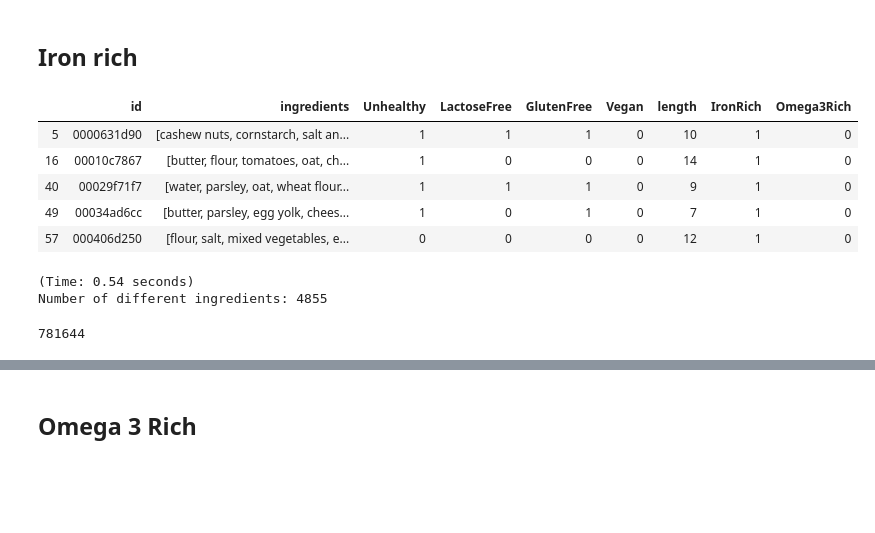
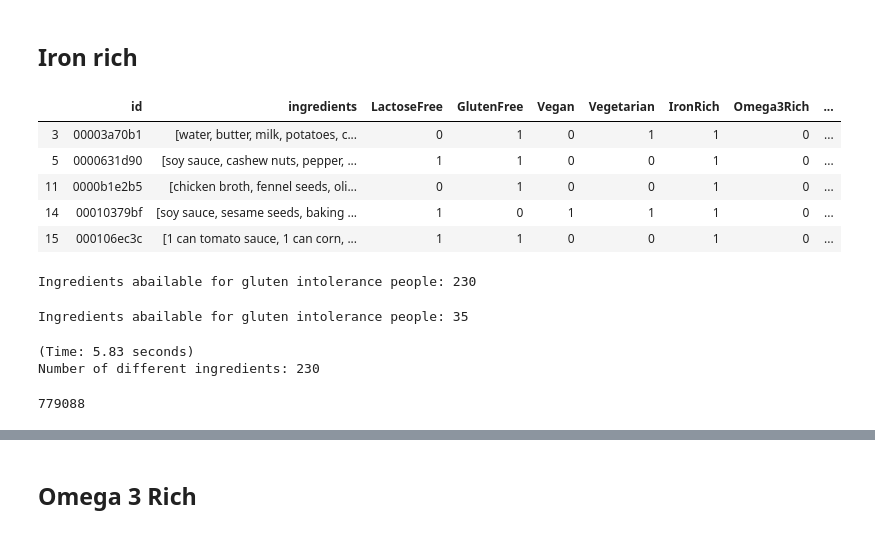
Before and after one commit to carlosvillasanchez/-Salmon-tortilla-al-pesto, a Jupyter notebook: Report.ipynb, the cells around one changed output, grey strips where cells are left out. Drawn from its saved outputs; the diff is of its cells as text; code cells hidden in the pictures; blank space fills up the shorter version.

```diff
--- a/Report.ipynb
+++ b/Report.ipynb
@@ -3549,14 +3632,0 @@ plt.show()
-# %%
-# LactoseFree recipes
-initial_time = time.time()
-iron_ingredients = df_200_ingredients[df_200_ingredients["Iron"] == 1]
-iron_ingredients = list(iron_ingredients.index)
-print(iron_ingredients)
-def isIronRich(x):
-    for i in x:
-        if i in iron_ingredients:
-            return 1
-    return 0
-df_ingredients["IronRich"] = df_ingredients["ingredients"].apply(isIronRich)
-print("(Time:", round(time.time() - initial_time, 2), "seconds)")
-printMain("Number of iron rich recipes: " + str(len(df_ingredients[df_ingredients["IronRich"] == 1])))
@@ -3567,12 +3657,24 @@ Number of iron rich recipes: 108827
 # %% [markdown]
 ## Iron rich
 # %%
-df_iron = df_ingredients[df_ingredients["IronRich"] == 1]
-df_iron.head()
+df_ironRich = df_ingredients[df_ingredients["IronRich"] == 1]
+df_ironRich.head()
 # %% [output]
-|  | id | ingredients | Unhealthy | LactoseFree | GlutenFree | Vegan | length | IronRich | Omega3Rich |
-| 5 | 0000631d90 | [cashew nuts, cornstarch, salt an... | 1 | 1 | 1 | 0 | 10 | 1 | 0 |
-| 16 | 00010c7867 | [butter, flour, tomatoes, oat, ch... | 1 | 0 | 0 | 0 | 14 | 1 | 0 |
-| 40 | 00029f71f7 | [water, parsley, oat, wheat flour... | 1 | 1 | 1 | 0 | 9 | 1 | 0 |
-| 49 | 00034ad6cc | [butter, parsley, egg yolk, chees... | 1 | 0 | 1 | 0 | 7 | 1 | 0 |
-| 57 | 000406d250 | [flour, salt, mixed vegetables, e... | 0 | 0 | 0 | 0 | 12 | 1 | 0 |
+|  | id | ingredients | LactoseFree | GlutenFree | Vegan | Vegetarian | IronRich | Omega3Rich | ... |
+| 3 | 00003a70b1 | [water, butter, milk, potatoes, c... | 0 | 1 | 0 | 1 | 1 | 0 | ... |
+| 5 | 0000631d90 | [soy sauce, cashew nuts, pepper, ... | 1 | 1 | 0 | 0 | 1 | 0 | ... |
+| 11 | 0000b1e2b5 | [chicken broth, fennel seeds, oli... | 0 | 1 | 0 | 0 | 1 | 0 | ... |
+| 14 | 00010379bf | [soy sauce, sesame seeds, baking ... | 1 | 0 | 1 | 1 | 1 | 0 | ... |
+| 15 | 000106ec3c | [1 can tomato sauce, 1 can corn, ... | 1 | 1 | 0 | 0 | 1 | 0 | ... |
+# %%
+# Getting the not iron Rich ingredients
+ingredients_not_ironRich = df_common_ing[df_common_ing["IronRich"] == 0].index.tolist()
+printMain("Ingredients abailable for gluten intolerance people: " + str(len(ingredients_not_ironRich)))
+# %% [output]
+Ingredients abailable for gluten intolerance people: 230
+# %%
+# Getting the iron rich ingredients
+ingredients_ironRich = df_common_ing[df_common_ing["IronRich"] == 1].index.tolist()
+printMain("Ingredients abailable for gluten intolerance people: " + str(len(ingredients_ironRich)))
+# %% [output]
+Ingredients abailable for gluten intolerance people: 35
@@ -3579,22 +3683,25 @@ df_iron.head()
 # %%
 # First, we recalculate the dictionary of ingredients
 initial_time = time.time()
-dic_ingredients_iron = {}
+dic_ingredients_not_ironRich = {}
 
-for row in df_iron.itertuples():
+for row in df_ironRich.itertuples():
     for ing in row[2]:
-        if ing in dic_ingredients_iron:
-            dic_ingredients_iron[ing] += 1
-        else:
-            dic_ingredients_iron[ing] = 1
+        if ing not in ingredient_list:
+            continue
+        if ing not in ingredients_ironRich:
+            if ing in dic_ingredients_not_ironRich:
+                dic_ingredients_not_ironRich[ing] += 1
+            else:
+                dic_ingredients_not_ironRich[ing] = 1
 
 print("(Time:", round(time.time() - initial_time, 2), "seconds)")
-printMain("Number of different ingredients: " + str(len(dic_ingredients_iron)))
+printMain("Number of different ingredients: " + str(len(dic_ingredients_not_ironRich)))
 # %% [output]
-(Time: 0.54 seconds)
-Number of different ingredients: 4855
+(Time: 5.83 seconds)
+Number of different ingredients: 230
 # %%
 len(df_ingredients)
 # %% [output]
-781644
+779088
 # %%
```
Also changed, not shown: parts of 93 cells of this notebook.
